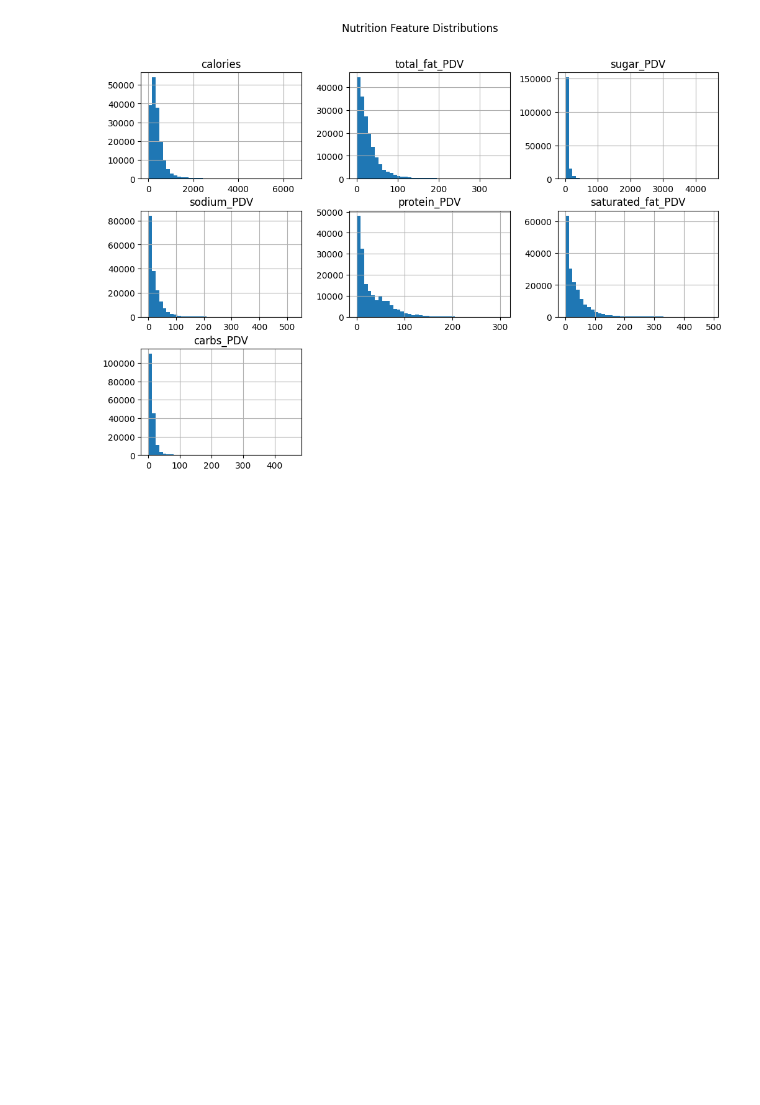
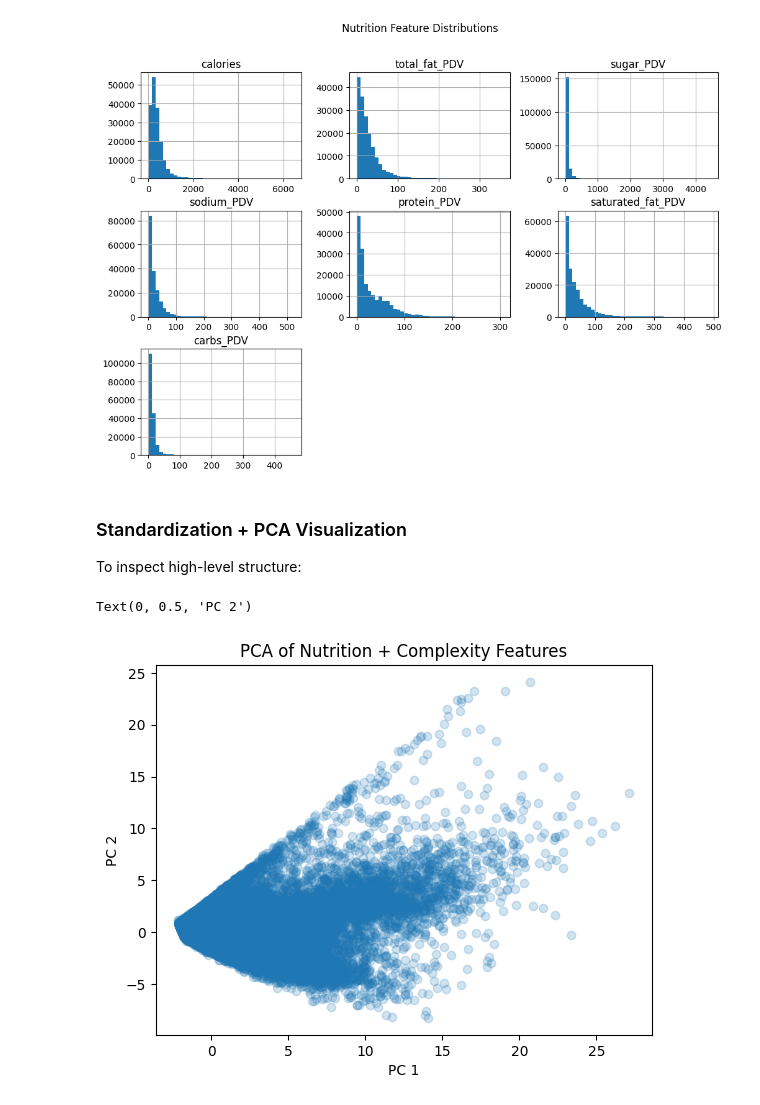
Before and after one commit to chriss-mo/recommendr, a Jupyter notebook: main2.ipynb, the cells around one changed output. Cells and saved outputs as stored; diff of their text form; code cells hidden in the pictures; blank space fills up the shorter version.

```diff
--- a/main2.ipynb
+++ b/main2.ipynb
@@ -410,3 +410,26 @@ plt.suptitle("Nutrition Feature Distributions")
 # %% [output]
 Text(0.5, 0.98, 'Nutrition Feature Distributions')
 [figure]
+# %% [markdown]
+### Standardization + PCA Visualization
+
+To inspect high-level structure:
+# %%
+from sklearn.preprocessing import StandardScaler
+from sklearn.decomposition import PCA
+
+features = nutrition_cols + ["n_ingredients","n_steps"]
+X = pp_recipes[features]
+
+scaler = StandardScaler()
+X_scaled = scaler.fit_transform(X)
+
+pca = PCA(n_components=2)
+pc = pca.fit_transform(X_scaled)
+
+plt.scatter(pc[:,0], pc[:,1], alpha=0.2)
+plt.title("PCA of Nutrition + Complexity Features")
+plt.xlabel("PC 1"); plt.ylabel("PC 2")
+# %% [output]
+Text(0, 0.5, 'PC 2')
+[figure, added]
```
Also changed, not shown: parts of 15 cells of this notebook.
